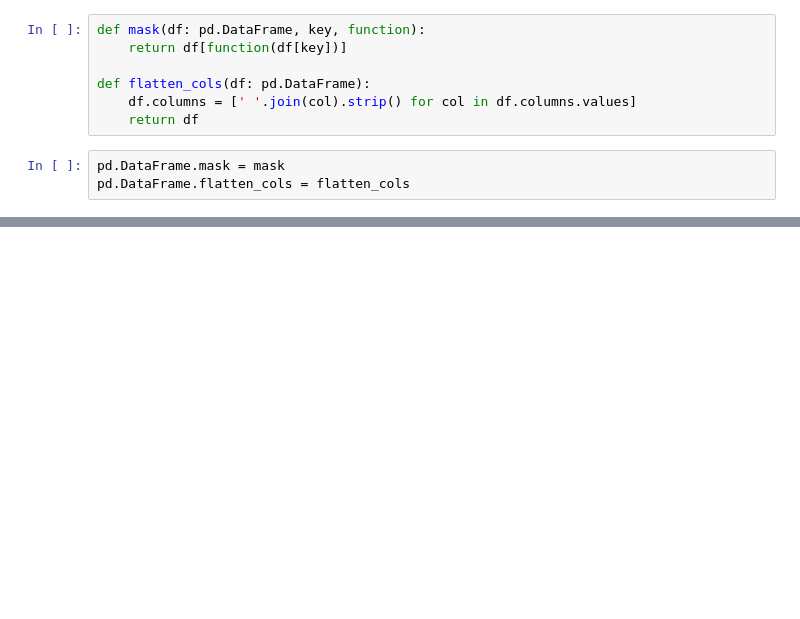
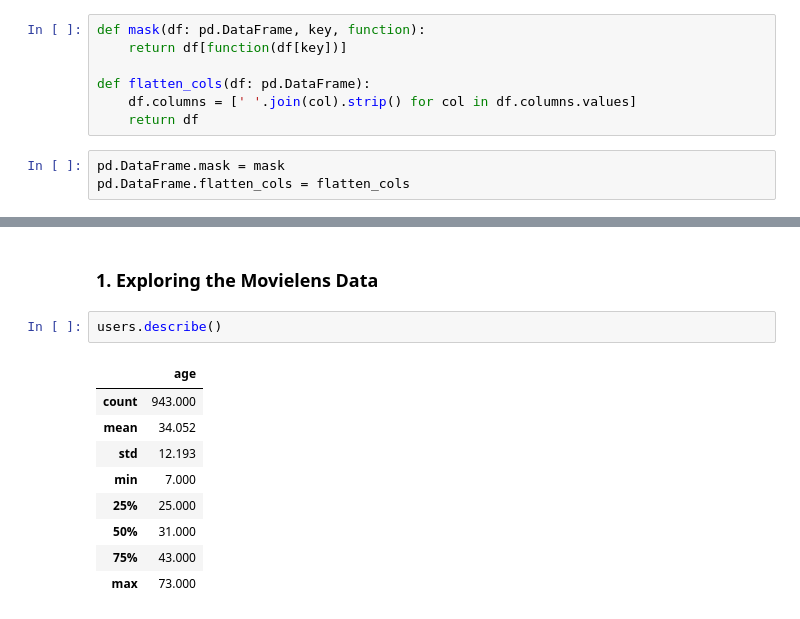
Before and after one commit to lepetitprinz/recommendation-system, a Jupyter notebook: movielens/Recommendation Systems with Tensorflow.ipynb, the cells around one changed output, grey strips where cells are left out. Saved outputs shown, nothing was run; the diff lists cells and outputs as text; blank space fills up the shorter version.

```diff
--- a/movielens/Recommendation Systems with Tensorflow.ipynb
+++ b/movielens/Recommendation Systems with Tensorflow.ipynb
@@ -59,0 +111,14 @@ movies = pd.read_csv(os.path.join(data_path,u.item', sep='|',
+# %% [markdown]
+### 1. Exploring the Movielens Data
+# %%
+users.describe()
+# %% [output]
+|  | age |
+| count | 943.000 |
+| mean | 34.052 |
+| std | 12.193 |
+| min | 7.000 |
+| 25% | 25.000 |
+| 50% | 31.000 |
+| 75% | 43.000 |
+| max | 73.000 |
```
Also changed, not shown: parts of 16 cells of this notebook.
